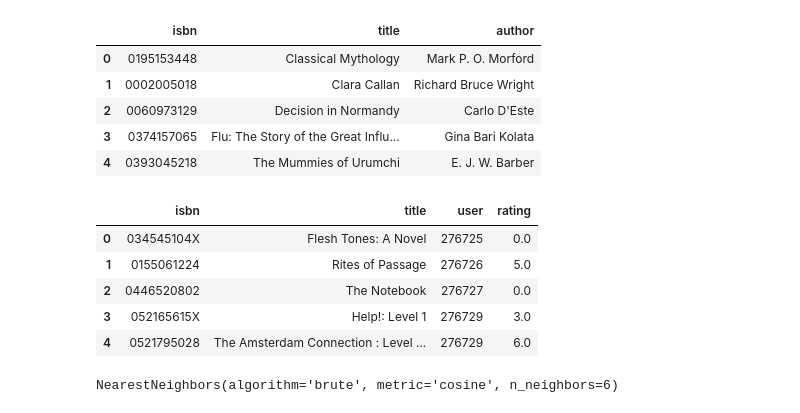
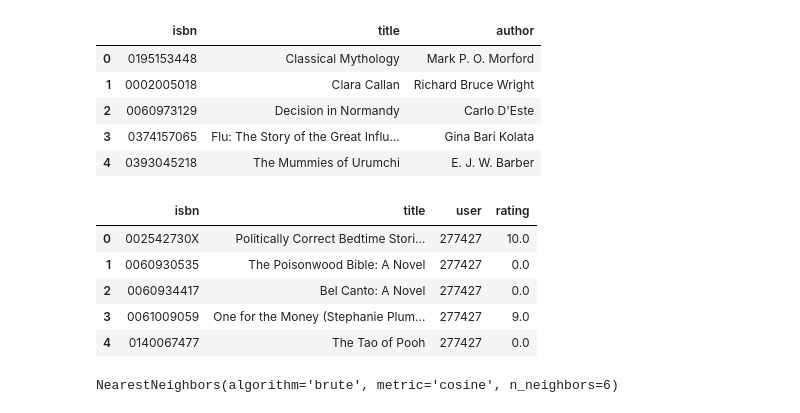
Before and after one commit to BondAlex-maker/book_recomendation_engine, a Jupyter notebook: fcc_book_recommendation_knn.ipynb, the cells around one changed output. Saved outputs shown, nothing was run; the diff lists cells and outputs as text; code cells hidden in the pictures.

```diff
--- a/fcc_book_recommendation_knn.ipynb
+++ b/fcc_book_recommendation_knn.ipynb
@@ -64,14 +68,25 @@ df_books.head()
 | 2 | 0060973129 | Decision in Normandy | Carlo D'Este |
 | 3 | 0374157065 | Flu: The Story of the Great Influ... | Gina Bari Kolata |
 | 4 | 0393045218 | The Mummies of Urumchi | E. J. W. Barber |
+# %%
+book_counts = df_ratings['isbn'].value_counts()
+valid_books = book_counts[book_counts >= 100].index
+
+user_counts = df_ratings['user'].value_counts()
+valid_users = user_counts[user_counts >= 200].index
+df_ratings_filtered = df_ratings[
+    df_ratings['isbn'].isin(valid_books) &
+    df_ratings['user'].isin(valid_users)
+].reset_index(drop=True)
 # %%
-merged_df = pd.merge(df_ratings, df_books, on='isbn')
+merged_df = pd.merge(df_ratings_filtered, df_books, on='isbn')
 merged_df = merged_df[['isbn', 'title', 'user', 'rating']]
+# merged_df = merged_df.drop_duplicates(subset='title', keep='first').reset_index(drop=True)
 display(merged_df.head())
 # %% [output]
 |  | isbn | title | user | rating |
-| 0 | 034545104X | Flesh Tones: A Novel | 276725 | 0.0 |
-| 1 | 0155061224 | Rites of Passage | 276726 | 5.0 |
-| 2 | 0446520802 | The Notebook | 276727 | 0.0 |
-| 3 | 052165615X | Help!: Level 1 | 276729 | 3.0 |
-| 4 | 0521795028 | The Amsterdam Connection : Level ... | 276729 | 6.0 |
+| 0 | 002542730X | Politically Correct Bedtime Stori... | 277427 | 10.0 |
+| 1 | 0060930535 | The Poisonwood Bible: A Novel | 277427 | 0.0 |
+| 2 | 0060934417 | Bel Canto: A Novel | 277427 | 0.0 |
+| 3 | 0061009059 | One for the Money (Stephanie Plum... | 277427 | 9.0 |
+| 4 | 0140067477 | The Tao of Pooh | 277427 | 0.0 |
```
Also changed, not shown: parts of 10 cells of this notebook.
